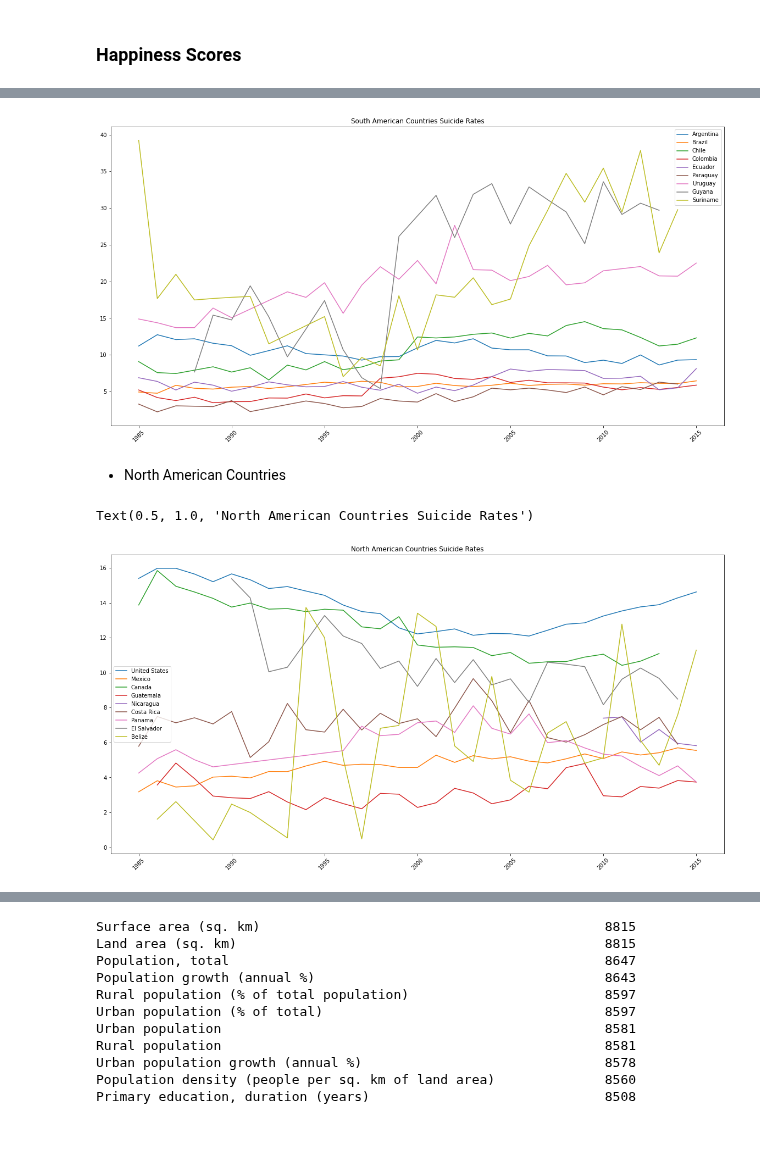
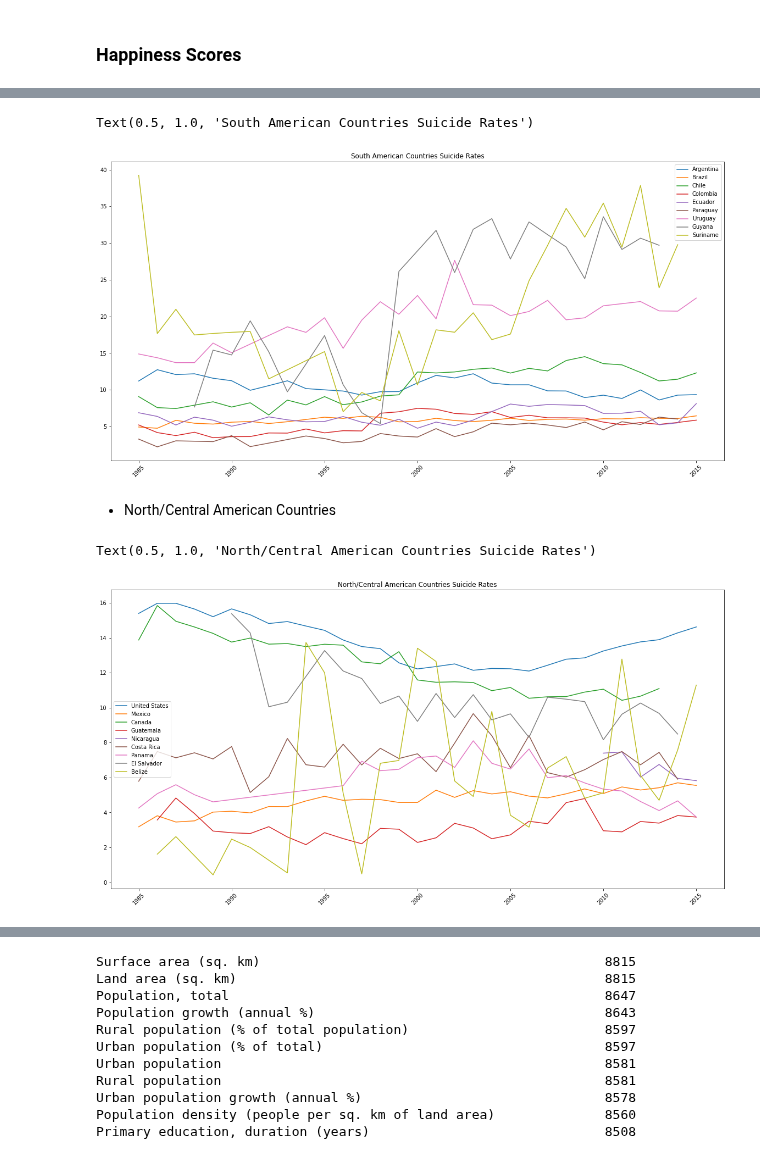
Before and after one commit to 281clo/World_Development_Mental_Health_Acquisition, a Jupyter notebook: Modeling.ipynb, the cells around one changed output, grey strips where cells are left out. Drawn from its saved outputs; the diff is of its cells as text; code cells hidden in the pictures.

```diff
--- a/Modeling.ipynb
+++ b/Modeling.ipynb
@@ -139,13 +99,14 @@ plt.title('South American Countries Happiness Scores');
 # %%
-plot_rate_S(RateDf)
-plt.title('South American Countries Suicide Rates');
+prep.plot_rate_S(RateDf)
+plt.title('South American Countries Suicide Rates')
 # %% [output]
+Text(0.5, 1.0, 'South American Countries Suicide Rates')
 [figure]
 # %% [markdown]
-* North American Countries
+* North/Central American Countries
 # %%
-plot_rate_N(RateDf)
-plt.title("North American Countries Suicide Rates")
+prep.plot_rate_N(RateDf)
+plt.title("North/Central American Countries Suicide Rates")
 # %% [output]
-Text(0.5, 1.0, 'North American Countries Suicide Rates')
+Text(0.5, 1.0, 'North/Central American Countries Suicide Rates')
-[figure, old version]
+[figure, new version]
```
Also changed, not shown: parts of 25 cells of this notebook, 3 other files.
